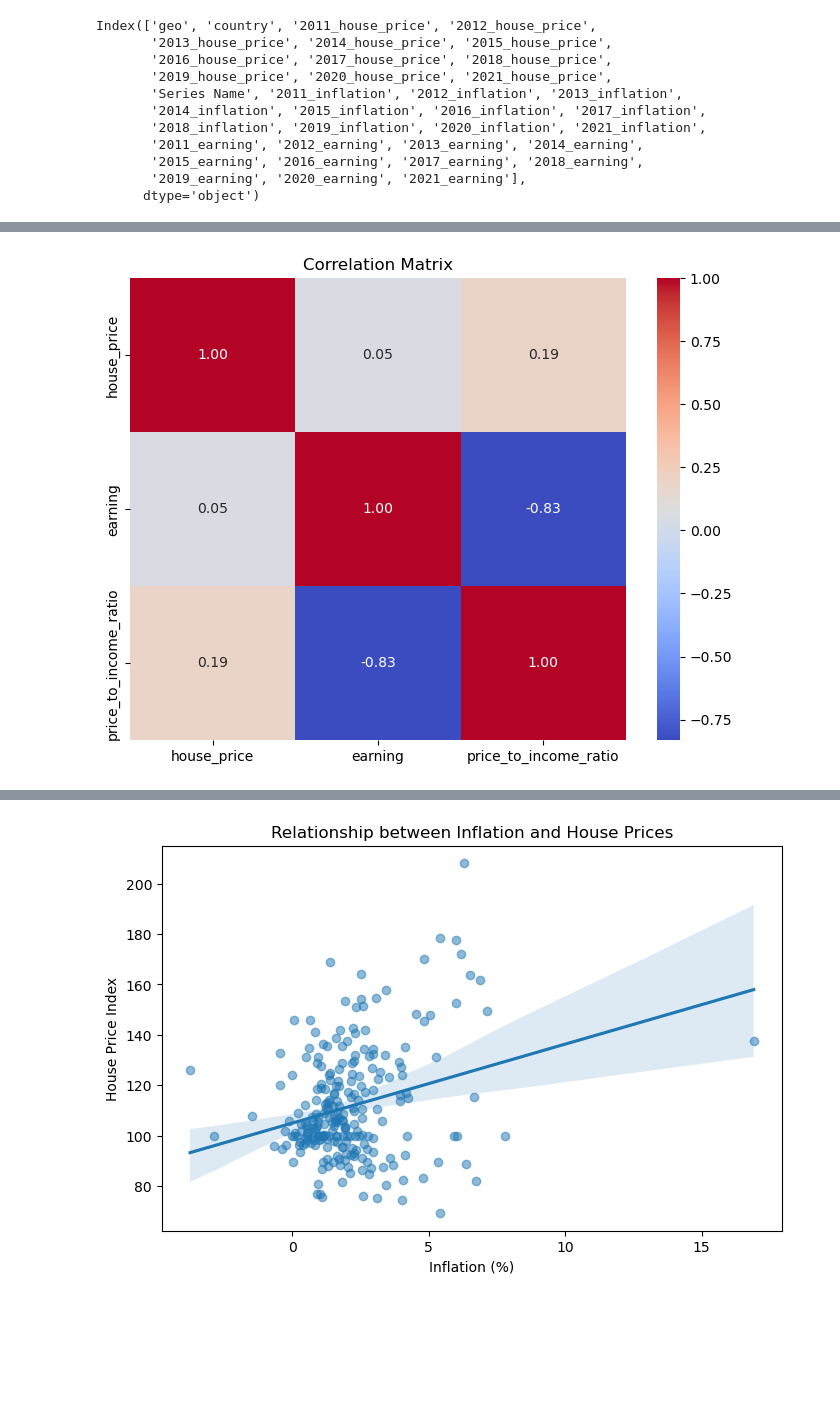
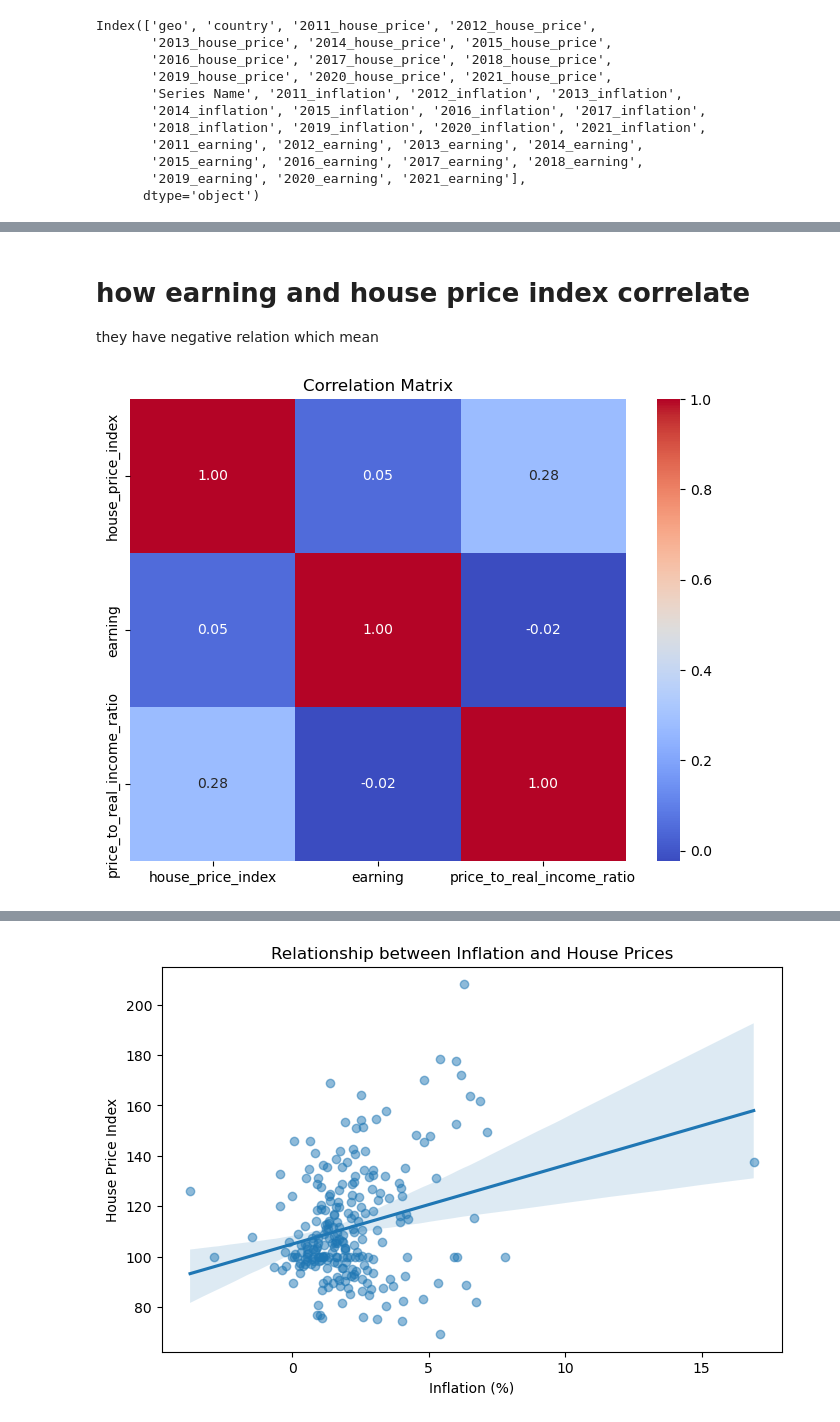
Before and after one commit to tihitnag/inflation-house-price-for-eu-, a Jupyter notebook: house_price.ipynb, the cells around one changed output, grey strips where cells are left out. Cells and saved outputs as stored; diff of their text form; code cells hidden in the pictures; blank space fills up the shorter version.

```diff
--- a/house_price.ipynb
+++ b/house_price.ipynb
@@ -23,7 +23,7 @@ Requirement already satisfied: pytz>=2020.1 in c:\programdata\anaconda3\lib\site
 Requirement already satisfied: tzdata>=2022.7 in c:\programdata\anaconda3\lib\site-packages (from pandas>=1.2->seaborn) (2023.3)
 Requirement already satisfied: six>=1.5 in c:\programdata\anaconda3\lib\site-packages (from python-dateutil>=2.7->matplotlib!=3.6.1,>=3.4->seaborn) (1.16.0)
 # %%
-data1=pd.read_csv('new_house_price.csv', encoding='utf-8')
+data1=pd.read_csv('new_house price.csv', encoding='utf-8')
 new_df=pd.DataFrame()
 
 data1.head()
@@ -35,9 +35,9 @@ data1.head()
 | 3 | CY | Cyprus | 97.06 | 108.57 | 121.32 | 128.17 | 119.76 | 112.90 | 111.09 | 107.70 | 103.29 | ... |
 | 4 | CZ | Czech | NaN | NaN | NaN | 100.80 | 96.90 | 95.20 | 95.30 | 93.90 | 93.90 | ... |
 # %%
+data1.rename(columns={'Unnamed: 1': 'country'}, inplace=True)
 
-# Check if it loaded correctly
-print("Shape:", data1.shape)
 print("Columns:", data1.columns.tolist())
+
 print(data1.head())
 # %% [output]
@@ -216,5 +217,6 @@ df['earning'] = df['earning'].replace({',': ''}, regex=True).astype(float)
 
 # Merge them together
 df_long = house_price.merge(inflation, on=['geo','country','year']).merge(earning, on=['geo','country','year'])
+df_long.rename(columns={"house_price":"house_price_index"},inplace=True)
 df_long.head(15)
 # %% [output]
@@ -241,10 +245,9 @@ df_long.head(15)
 # %%
-# Adjust house prices to their actual scale (if in hundreds)
-df_long['house_price_scaled'] = df_long['house_price'] * 100
 
 # Calculate the price-to-income ratio
-df_long['price_to_income_ratio'] = (df_long['house_price_scaled'] / df_long['earning']).round(2)
-
+df_long['price_to_income_ratio'] = (df_long['house_price_index'] / df_long['earning']).round(2)
+df_long['real_hpi']=df_long['house_price_index']/(1 + df_long['inflation']/100)
+df_long['price_to_real_income_ratio'] = (df_long['house_price_index'] / df_long['real_hpi']).round(2)
 # Display the first few rows to verify
-df_long[['geo', 'country', 'year', 'house_price', 'house_price_scaled', 'earning', 'price_to_income_ratio']].head(29)
+df_long[['geo', 'country', 'year', 'house_price_index','earning','price_to_real_income_ratio','price_to_income_ratio']].head(29)
 # %% [output]
@@ -294,12 +337,15 @@ plt.show()
+# %% [markdown]
+# how earning and house price index correlate
+they have negative relation which mean
 # %%
 # Heatmap for correlation matrix
 plt.figure(figsize=(8, 6))
-correlation_matrix = df_long[['house_price', 'earning', 'price_to_income_ratio']].corr()
+correlation_matrix = df_long[['house_price_index', 'earning', 'price_to_real_income_ratio']].corr()
 sns.heatmap(correlation_matrix, annot=True, cmap='coolwarm', fmt='.2f')
 plt.title('Correlation Matrix')
 plt.show()
 # %% [output]
-[figure, old version]
+[figure, new version]
 # %%
 # Bar plot for average price-to-income ratio by country
 avg_ratio = df_long.groupby('country')['price_to_income_ratio'].mean().sort_values()
```
Also changed, not shown: parts of 37 cells of this notebook, 3 other files.
